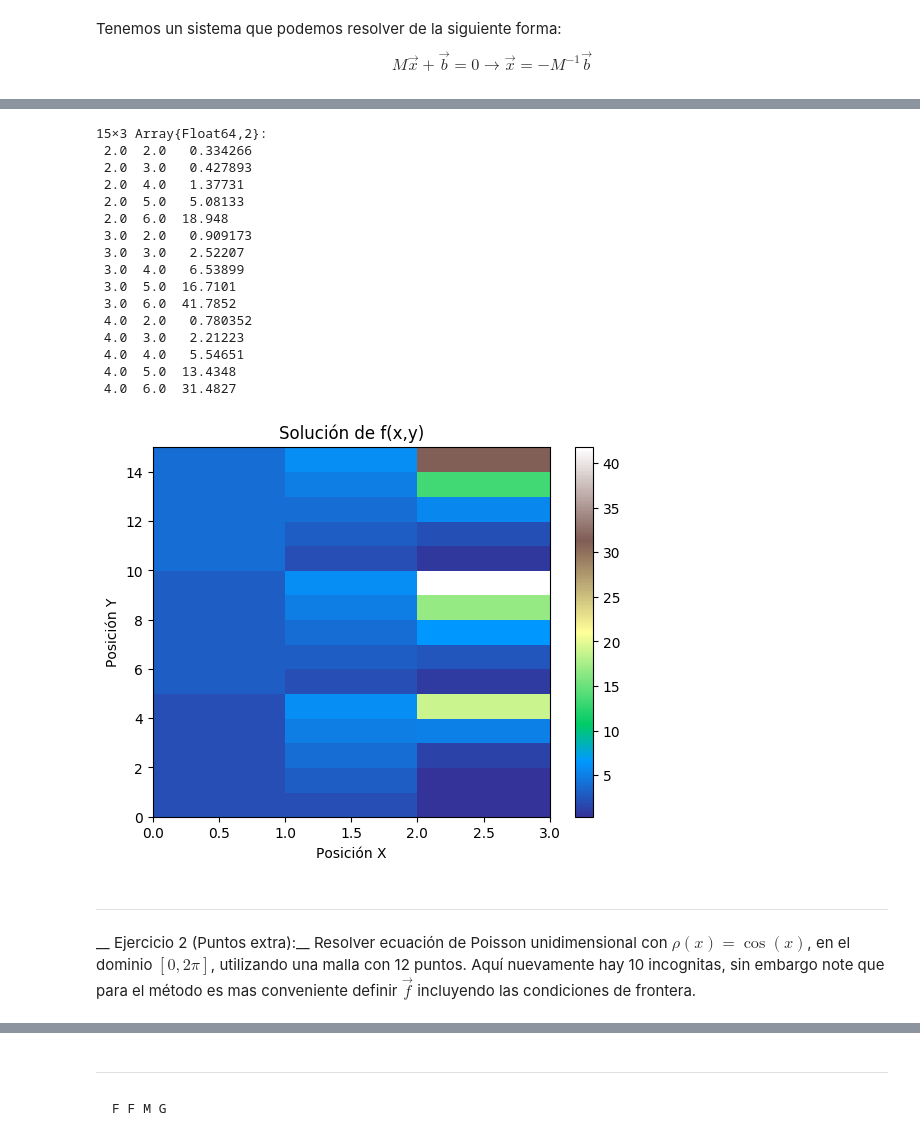
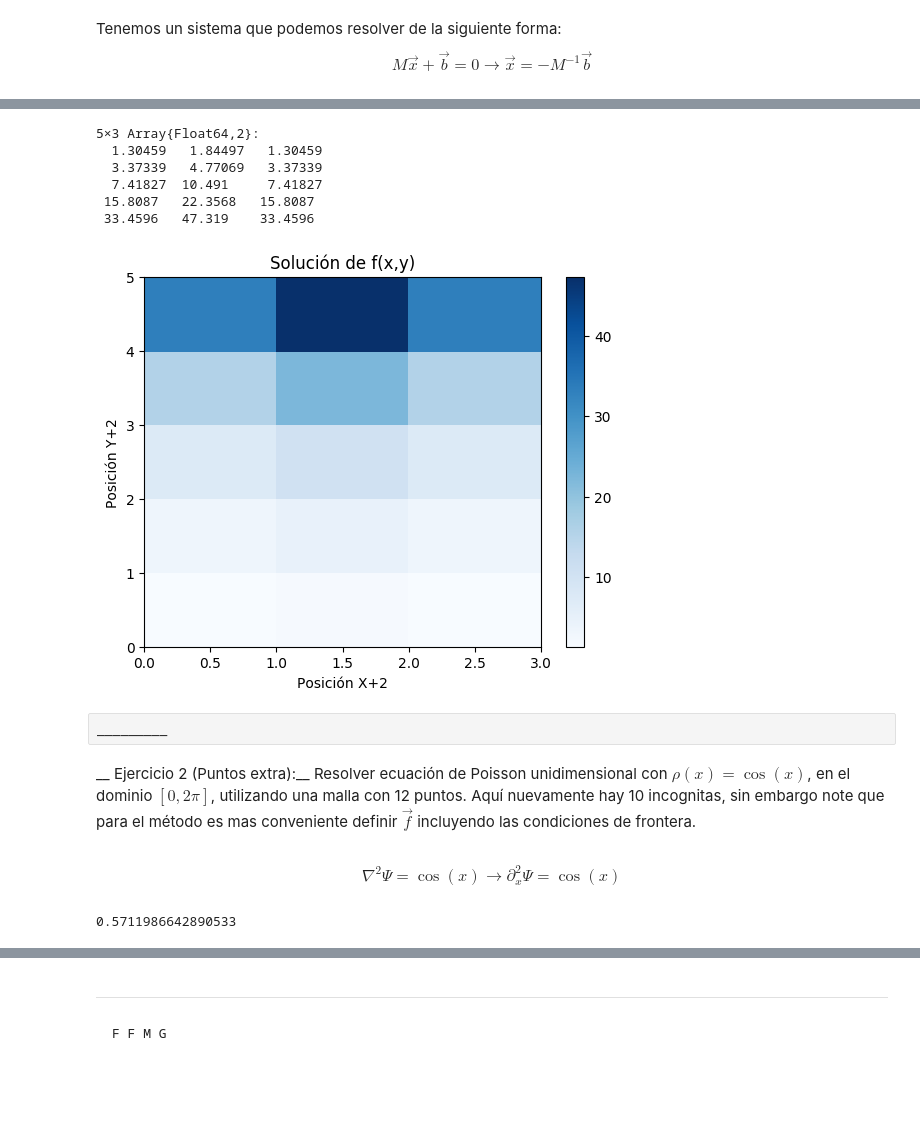
Before and after one commit to PhysFruu/Fisica_Computacional, a Jupyter notebook: Tarea_20_Parciales.ipynb, the cells around one changed output, grey strips where cells are left out. Saved outputs shown, nothing was run; the diff lists cells and outputs as text; code cells hidden in the pictures; blank space fills up the shorter version.

```diff
--- a/Tarea_20_Parciales.ipynb
+++ b/Tarea_20_Parciales.ipynb
@@ -133,6 +165,6 @@ Minv=inv(M)
 # %%
 b=[0.,0.,0.,0.,70.7107,0.,0.,0.,0.,100.,0.,0.,0.,0.,70.7107];
 # %%
-x=-Minv*b
+f=-Minv*b
 # %% [output]
 15-element Array{Float64,1}:
@@ -172,33 +222,33 @@ pos=[2 2
-# %%
-Data=hcat(pos,x)
-# %% [output]
-15×3 Array{Float64,2}:
- 2.0  2.0   0.334266
- 2.0  3.0   0.427893
- 2.0  4.0   1.37731
- 2.0  5.0   5.08133
- 2.0  6.0  18.948
- 3.0  2.0   0.909173
- 3.0  3.0   2.52207
- 3.0  4.0   6.53899
- 3.0  5.0  16.7101
- 3.0  6.0  41.7852
- 4.0  2.0   0.780352
- 4.0  3.0   2.21223
- 4.0  4.0   5.54651
- 4.0  5.0  13.4348
- 4.0  6.0  31.4827
+# %%
+COLOR=reshape(f,5,3)
+# %% [output]
+5×3 Array{Float64,2}:
+  1.30459   1.84497   1.30459
+  3.37339   4.77069   3.37339
+  7.41827  10.491     7.41827
+ 15.8087   22.3568   15.8087
+ 33.4596   47.319    33.4596
 # %%
-pcolor(Data,cmap="terrain")
+pcolor(COLOR,cmap="Blues")
 title("Solución de f(x,y)")
-xlabel("Posición X")
-ylabel("Posición Y")
+xlabel("Posición X+2")
+ylabel("Posición Y+2")
 colorbar()
 legend()
 show()
 # %% [output]
-[figure, old version]
+[figure, new version]
-# %% [markdown]
-_________
+# %% [raw]
+_________
 # %% [markdown]
 __ Ejercicio 2 (Puntos extra):__ Resolver ecuación de Poisson unidimensional con $\rho (x)=\cos(x)$, en el dominio $[0,2 \pi]$, utilizando una malla con 12 puntos. Aquí nuevamente hay 10 incognitas, sin embargo note que para el método es mas conveniente definir $\vec f$ incluyendo las condiciones de frontera.
+# %% [markdown]
+$$\nabla^2 \Psi= \cos(x) \rightarrow \partial^2_x\Psi=\cos(x)$$
+# %%
+n=12
+listx=linspace(0,2pi,n)
+a=0
+b=0;
+h=listx[2]-listx[1]
+# %% [output]
+0.5711986642890533
```
Also changed, not shown: parts of 11 cells of this notebook.
